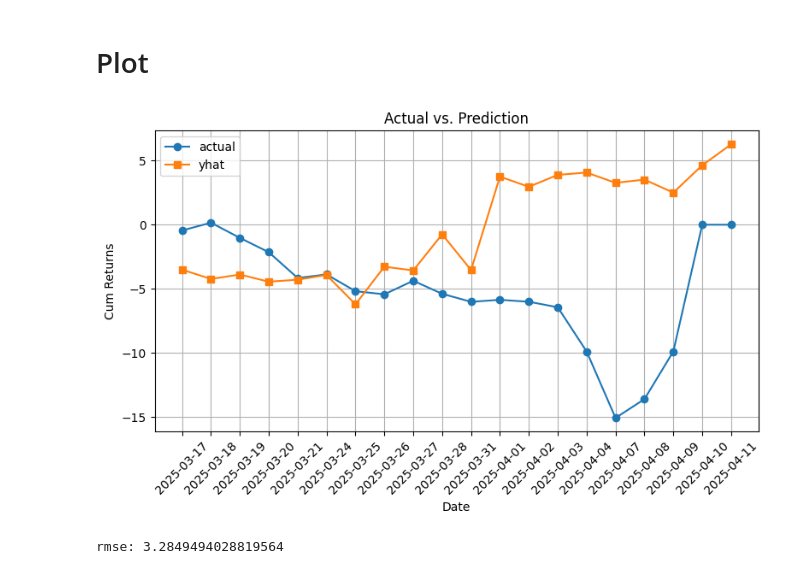
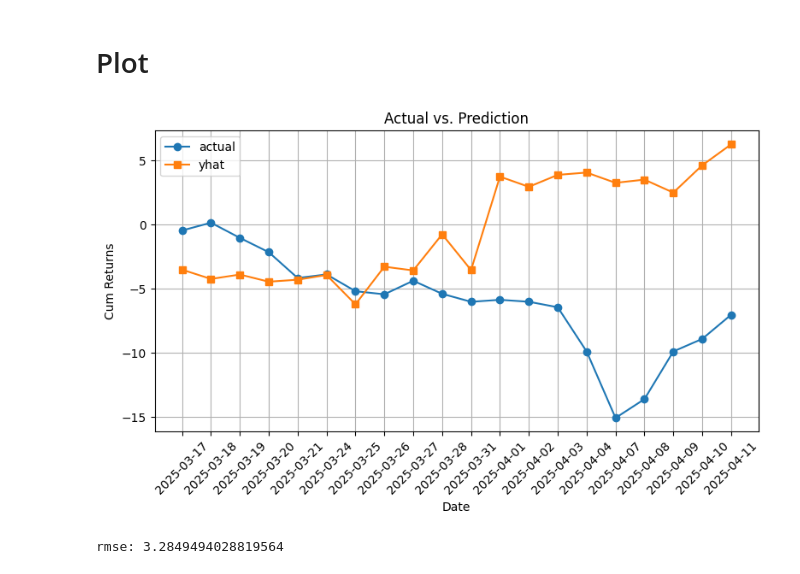
Before and after one commit to agux/marten, a Jupyter notebook: notebooks/0.1-misc.ipynb, the cells around one changed output. Saved outputs shown, nothing was run; the diff lists cells and outputs as text; code cells hidden in the pictures.

```diff
--- a/notebooks/0.1-misc.ipynb
+++ b/notebooks/0.1-misc.ipynb
@@ -692,8 +692,8 @@ actual = [
     -15.06647012483738684000,
     -13.60337965914887311600,
     -9.88316710625792584800,
-    0,
-    0,
+    -8.90440818419899318000,
+    -7.02132565797866266800,
 ]
 
 predicted = [
@@ -736,34 +736,34 @@ date = [
     "2025-04-03",
     "2025-04-04",
     "2025-04-07",
     "2025-04-08",
     "2025-04-09",
     "2025-04-10",
     "2025-04-11",
 ]
 
 # x-values as indices
 x_values = range(len(actual))
 
 plt.figure(figsize=(8, 5))  # optional: set figure size
 
 # Plot two lines, one for actual and one for predicted
 plt.plot(x_values, actual, marker="o", label="actual")
 plt.plot(x_values, predicted, marker="s", label="yhat")
 
 plt.title("Actual vs. Prediction")
 plt.xlabel("Date")
 plt.ylabel("Cum Returns")
 
 # Replace numeric x-ticks with the dates
 plt.xticks(x_values, date, rotation=45)
 
 plt.legend()
 plt.grid(True)
 plt.tight_layout()  # Helps ensure labels and ticks fit in the figure
 plt.show()
 # %% [output]
-[figure, old version]
+[figure, new version]
 # %%
 import statistics
 import numpy as np
```
Also changed, not shown: 3 other files.
